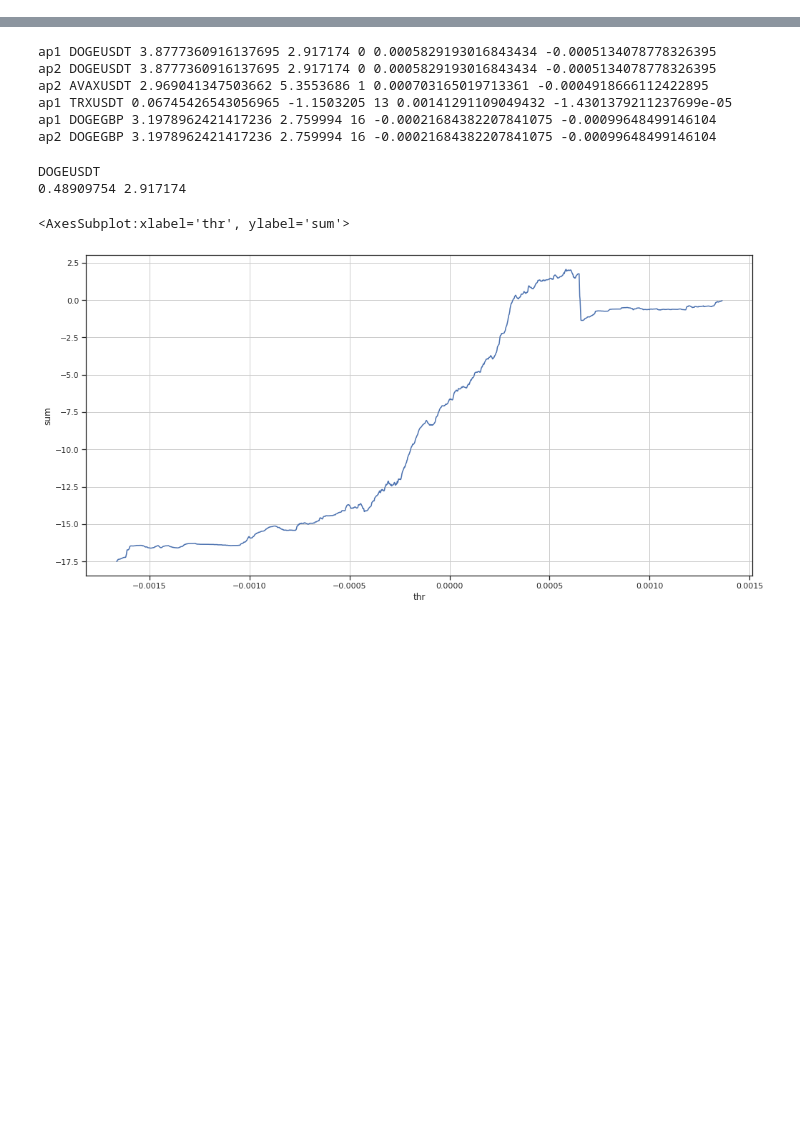
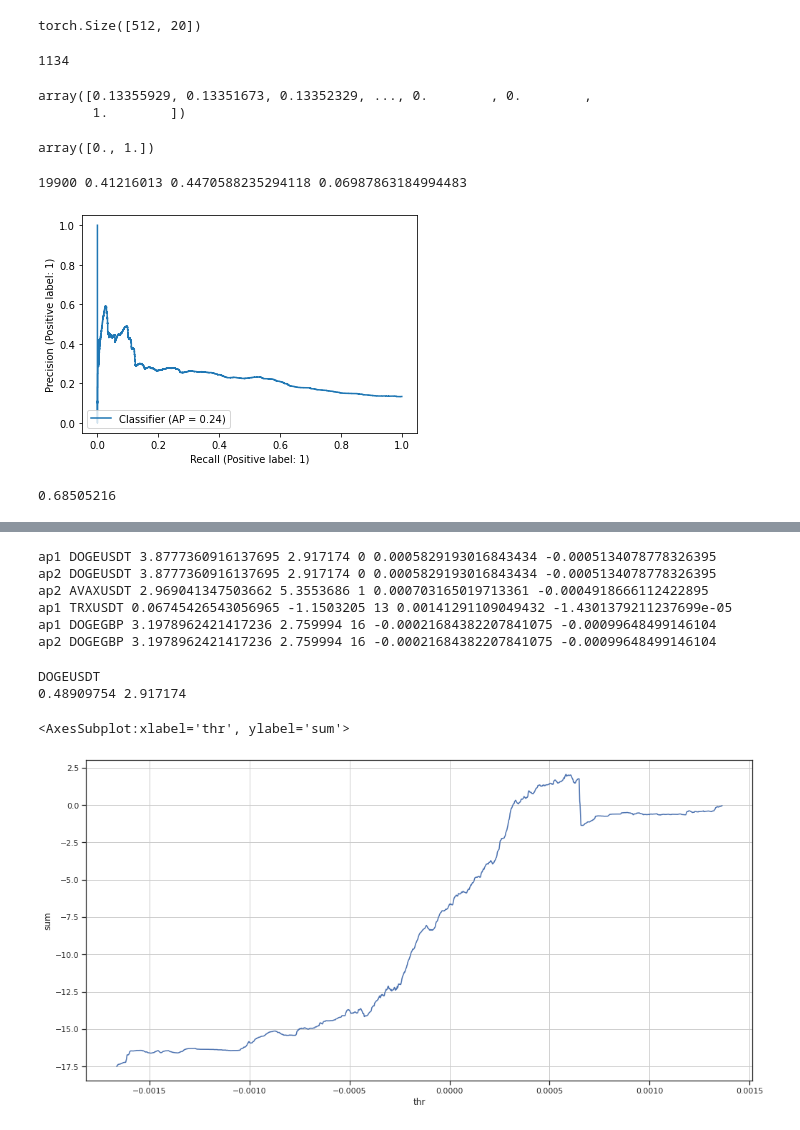
Before and after one commit to crazyleg/binancepredict, a Jupyter notebook: test_set_analysis.ipynb, the cells around one changed output, grey strips where cells are left out. Drawn from its saved outputs; the diff is of its cells as text; code cells hidden in the pictures; blank space fills up the shorter version.

```diff
--- a/test_set_analysis.ipynb
+++ b/test_set_analysis.ipynb
@@ -54,32 +52,9 @@ t
 n_features = val_set.data.shape[1]
 net = ResNetBSM4(n_features=n_features, n_outputs=len(val_set.currencies), filters=64, blocks=6)
 
-net.load_state_dict(torch.load('ml/models/BSM4_64_6_mse.pth'))
+net.load_state_dict(torch.load('ml/models/BSM_focal.pth'))
 net.cuda(device)
 net.eval()
 
 testloader = torch.utils.data.DataLoader(val_set, batch_size=512,
                                           shuffle=False, num_workers=1)
-# %%
-criterion = nn.L1Loss()
-y_test = []
-y_hat_test  = []
-losses_test  = []
-losses_test_lr = []
-
-net.eval()
-
-with torch.no_grad():
-    for i, data in tqdm(enumerate(testloader, 0)):
-
-        inputs, labels  = data
-        inputs, labels = inputs.to(device), labels.to(device)
-        outputs = net(inputs)
-
-        outputs = (labels!=-1).detach()*outputs
-        labels = (labels!=-1).detach()*labels
-        loss = criterion(outputs, labels)
-
-        y_test.append(labels.cpu().detach())
-        y_hat_test.append(outputs.cpu().detach())
-        losses_test.append(loss.cpu())
@@ -85,0 +102,36 @@ with torch.no_grad():
+# %%
+y_test[1][0].shape
+# %% [output]
+torch.Size([512, 20])
+# %%
+y_test_up = np.vstack([y[1] for y in y_test])
+y_hat_test_up = np.vstack([y[1] for y in y_hat_test])
+# %%
+(>0.5).sum()
+# %% [output]
+1134
+# %%
+prec
+# %% [output]
+array([0.13355929, 0.13351673, 0.13352329, ..., 0.        , 0.        ,
+       1.        ])
+# %%
+prec
+# %% [output]
+array([0., 1.])
+# %%
+c = 0
+
+s = 300
+from sklearn.metrics import precision_recall_curve
+from sklearn.metrics import PrecisionRecallDisplay
+prec, recall, thr = precision_recall_curve(y_test_up[:,c], stable_sigmoid(y_hat_test_up[:,c]))
+PrecisionRecallDisplay.from_predictions(y_test_up[:,c], stable_sigmoid(y_hat_test_up[:,c]))
+print(prec[s:-5].argmax(), thr[prec[s:-1].argmax()], prec[prec[s:-1].argmax()], recall[prec[s:-1].argmax()])
+# %% [output]
+19900 0.41216013 0.4470588235294118 0.06987863184994483
+[figure, added]
+# %%
+thr[20300]
+# %% [output]
+0.68505216
```
Also changed, not shown: parts of 6 cells of this notebook, 4 other files.
